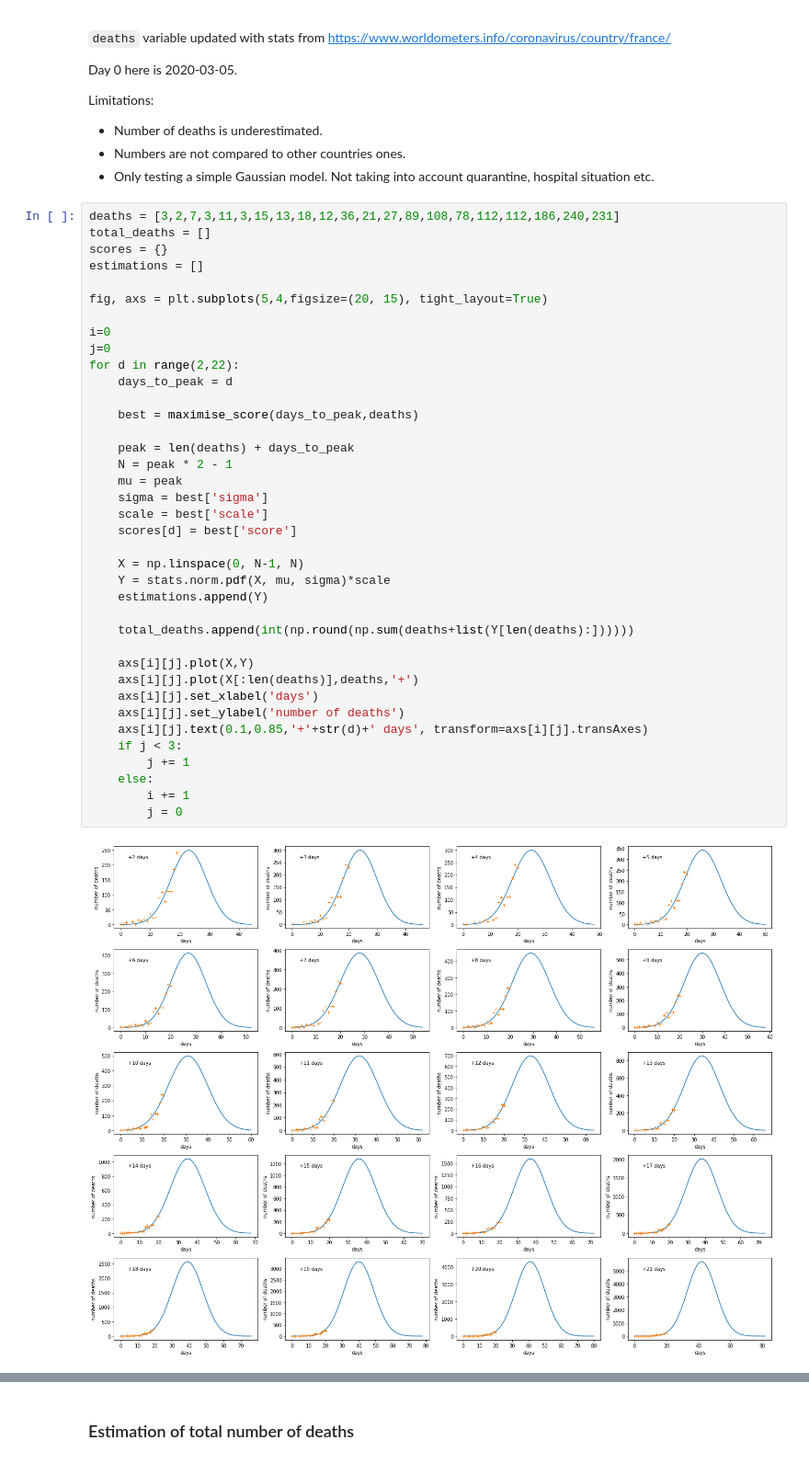
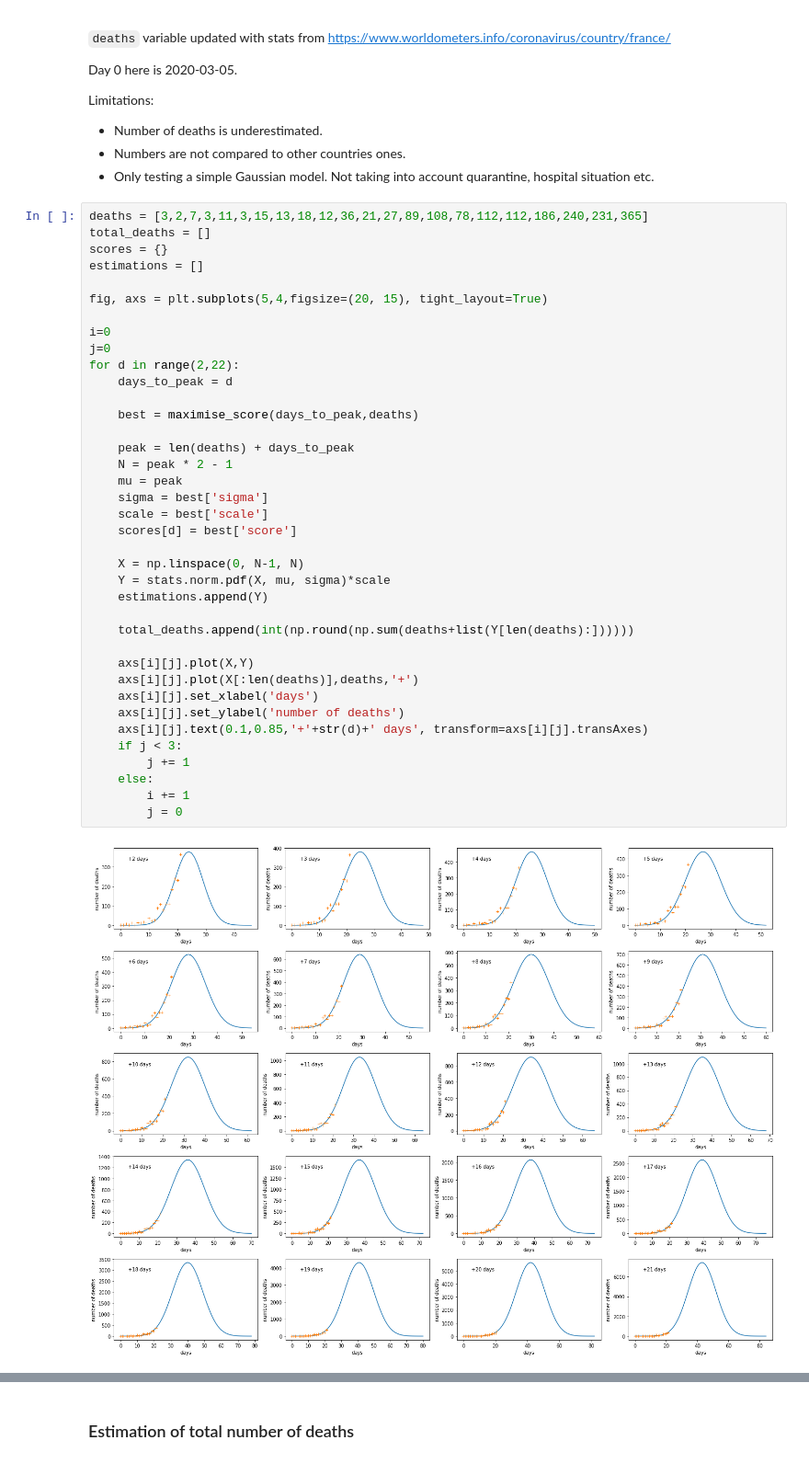
Before and after one commit to antoinevl/covid19, a Jupyter notebook: covid19.ipynb, the cells around one changed output, grey strips where cells are left out. Shown at 92% size. Saved outputs shown, nothing was run; the diff lists cells and outputs as text.

```diff
--- a/covid19.ipynb
+++ b/covid19.ipynb
@@ -46,7 +46,7 @@ Limitations:
 - Numbers are not compared to other countries ones.
 - Only testing a simple Gaussian model. Not taking into account quarantine, hospital situation etc.
 # %%
-deaths = [3,2,7,3,11,3,15,13,18,12,36,21,27,89,108,78,112,112,186,240,231]
+deaths = [3,2,7,3,11,3,15,13,18,12,36,21,27,89,108,78,112,112,186,240,231,365]
 total_deaths = []
 scores = {}
 estimations = []
@@ -57,34 +57,34 @@ i=0
 j=0
 for d in range(2,22):
     days_to_peak = d
 
     best = maximise_score(days_to_peak,deaths)
 
     peak = len(deaths) + days_to_peak
     N = peak * 2 - 1
     mu = peak
     sigma = best['sigma']
     scale = best['scale']
     scores[d] = best['score']
 
     X = np.linspace(0, N-1, N)
     Y = stats.norm.pdf(X, mu, sigma)*scale
     estimations.append(Y)
 
     total_deaths.append(int(np.round(np.sum(deaths+list(Y[len(deaths):])))))
 
     axs[i][j].plot(X,Y)
     axs[i][j].plot(X[:len(deaths)],deaths,'+')
     axs[i][j].set_xlabel('days')
     axs[i][j].set_ylabel('number of deaths')
     axs[i][j].text(0.1,0.85,'+'+str(d)+' days', transform=axs[i][j].transAxes)
     if j < 3:
         j += 1
     else:
         i += 1
         j = 0
 # %% [output]
-[figure, old version]
+[figure, new version]
 # %%
 fig, ax = plt.subplots(figsize=(10, 5))
 
```
Also changed, not shown: parts of 2 cells of this notebook, 1 other file.
